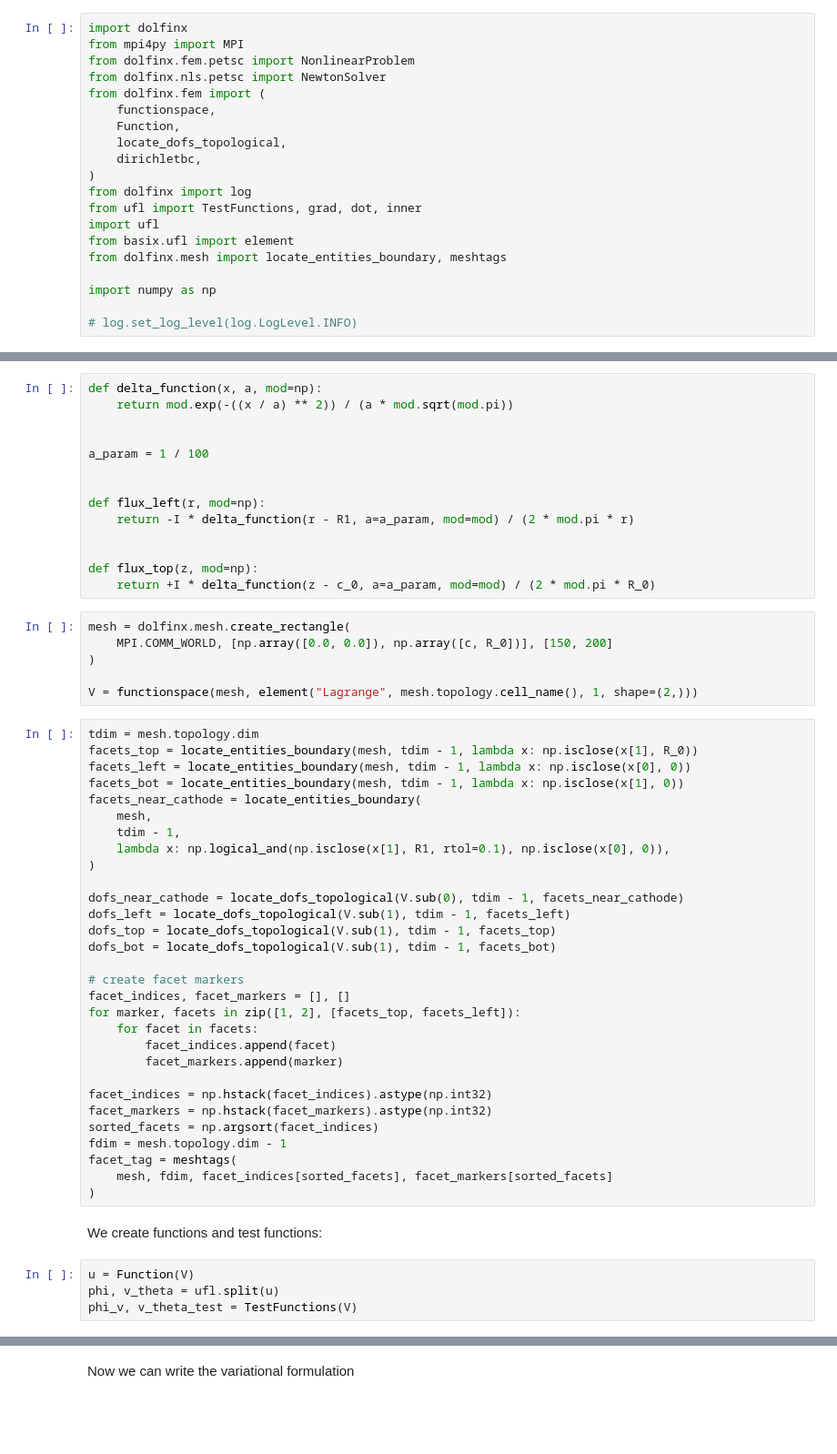
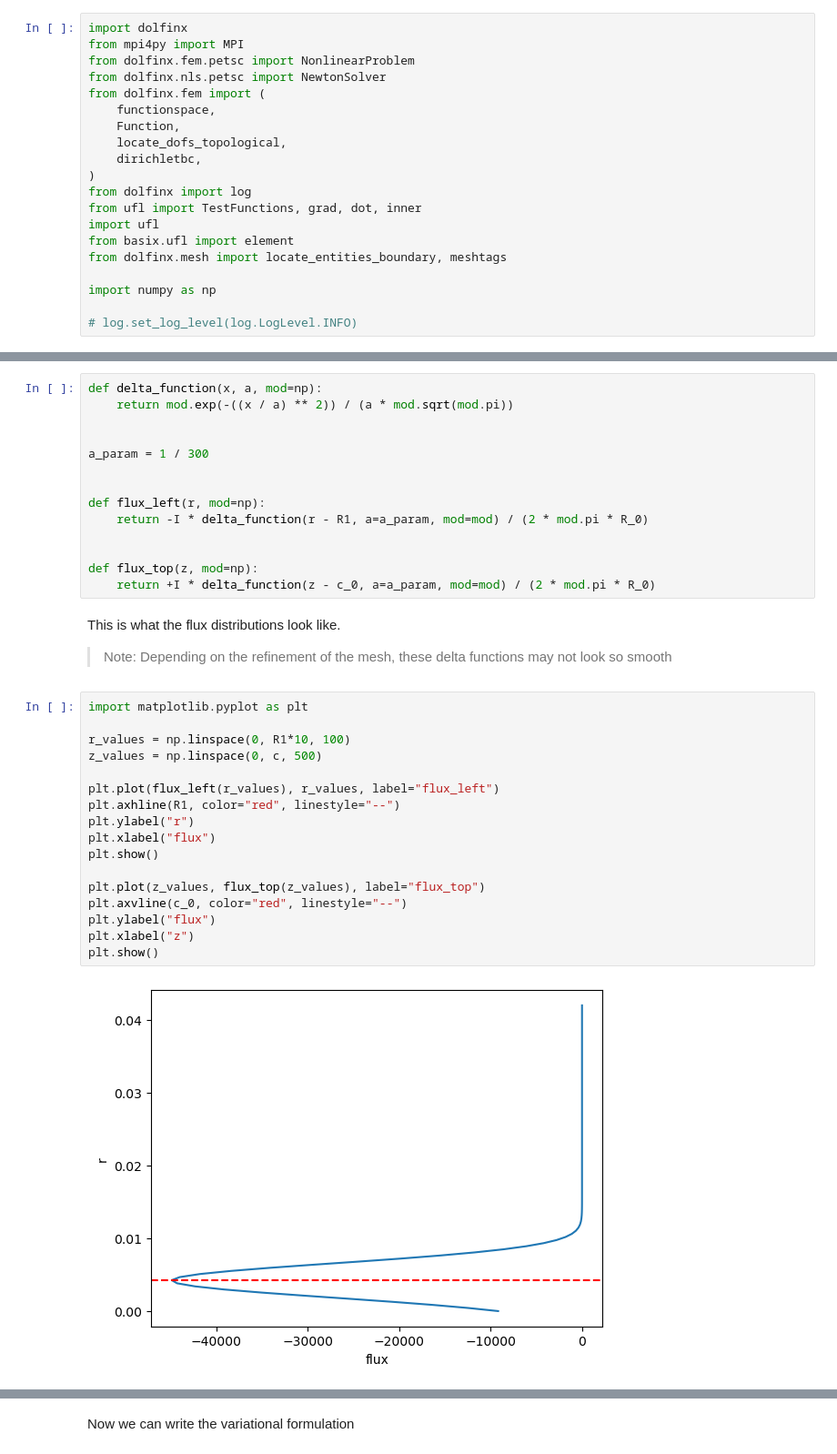
Before and after one commit to conner-fransoo/plasma-centrifuge, a Jupyter notebook: main.ipynb, the cells around one changed output, grey strips where cells are left out. Shown at 91% size. Drawn from its saved outputs; the diff is of its cells as text; blank space fills up the shorter version.

```diff
--- a/main.ipynb
+++ b/main.ipynb
@@ -63,54 +112,36 @@ def delta_function(x, a, mod=np):
     return mod.exp(-((x / a) ** 2)) / (a * mod.sqrt(mod.pi))
 
 
-a_param = 1 / 100
+a_param = 1 / 300
 
 
 def flux_left(r, mod=np):
-    return -I * delta_function(r - R1, a=a_param, mod=mod) / (2 * mod.pi * r)
+    return -I * delta_function(r - R1, a=a_param, mod=mod) / (2 * mod.pi * R_0)
 
 
 def flux_top(z, mod=np):
     return +I * delta_function(z - c_0, a=a_param, mod=mod) / (2 * mod.pi * R_0)
-# %%
-mesh = dolfinx.mesh.create_rectangle(
-    MPI.COMM_WORLD, [np.array([0.0, 0.0]), np.array([c, R_0])], [150, 200]
-)
-
-V = functionspace(mesh, element("Lagrange", mesh.topology.cell_name(), 1, shape=(2,)))
-# %%
-tdim = mesh.topology.dim
-facets_top = locate_entities_boundary(mesh, tdim - 1, lambda x: np.isclose(x[1], R_0))
-facets_left = locate_entities_boundary(mesh, tdim - 1, lambda x: np.isclose(x[0], 0))
-facets_bot = locate_entities_boundary(mesh, tdim - 1, lambda x: np.isclose(x[1], 0))
-facets_near_cathode = locate_entities_boundary(
-    mesh,
-    tdim - 1,
-    lambda x: np.logical_and(np.isclose(x[1], R1, rtol=0.1), np.isclose(x[0], 0)),
-)
-
-dofs_near_cathode = locate_dofs_topological(V.sub(0), tdim - 1, facets_near_cathode)
-dofs_left = locate_dofs_topological(V.sub(1), tdim - 1, facets_left)
-dofs_top = locate_dofs_topological(V.sub(1), tdim - 1, facets_top)
-dofs_bot = locate_dofs_topological(V.sub(1), tdim - 1, facets_bot)
-
-# create facet markers
-facet_indices, facet_markers = [], []
-for marker, facets in zip([1, 2], [facets_top, facets_left]):
-    for facet in facets:
-        facet_indices.append(facet)
-        facet_markers.append(marker)
-
-facet_indices = np.hstack(facet_indices).astype(np.int32)
-facet_markers = np.hstack(facet_markers).astype(np.int32)
-sorted_facets = np.argsort(facet_indices)
-fdim = mesh.topology.dim - 1
-facet_tag = meshtags(
-    mesh, fdim, facet_indices[sorted_facets], facet_markers[sorted_facets]
-)
-# %% [markdown]
-We create functions and test functions:
-# %%
-u = Function(V)
-phi, v_theta = ufl.split(u)
-phi_v, v_theta_test = TestFunctions(V)
+# %% [markdown]
+This is what the flux distributions look like.
+
+> Note:
+> Depending on the refinement of the mesh, these delta functions may not look so smooth
+# %%
+import matplotlib.pyplot as plt
+
+r_values = np.linspace(0, R1*10, 100)
+z_values = np.linspace(0, c, 500)
+
+plt.plot(flux_left(r_values), r_values, label="flux_left")
+plt.axhline(R1, color="red", linestyle="--")
+plt.ylabel("r")
+plt.xlabel("flux")
+plt.show()
+
+plt.plot(z_values, flux_top(z_values), label="flux_top")
+plt.axvline(c_0, color="red", linestyle="--")
+plt.ylabel("flux")
+plt.xlabel("z")
+plt.show()
+# %% [output]
+[figure, added]
```
Also changed, not shown: parts of 30 cells of this notebook.
